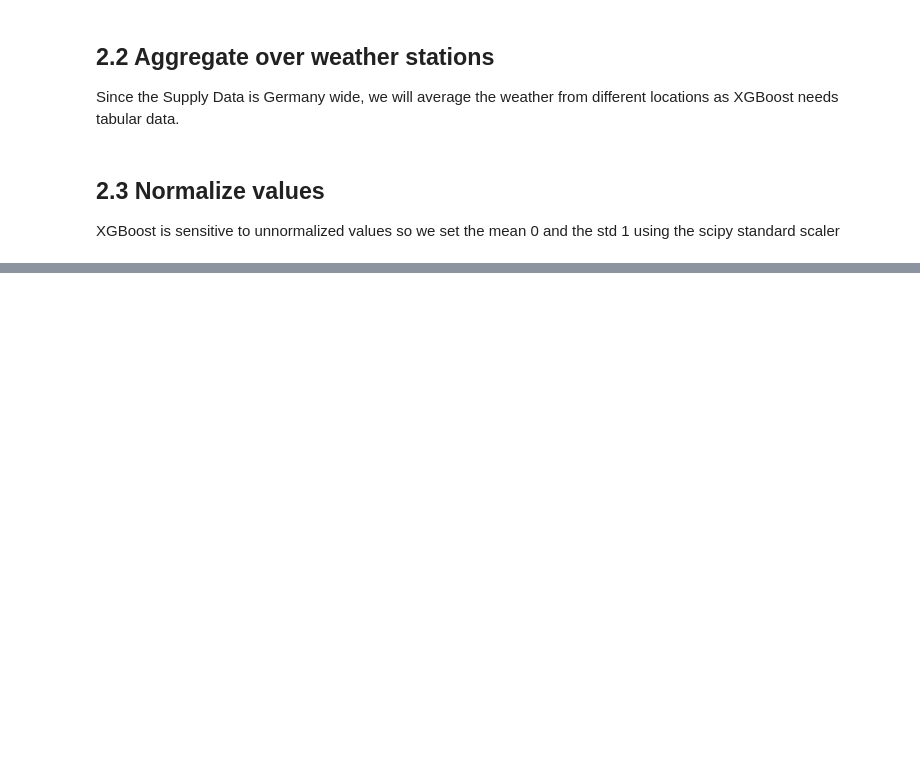
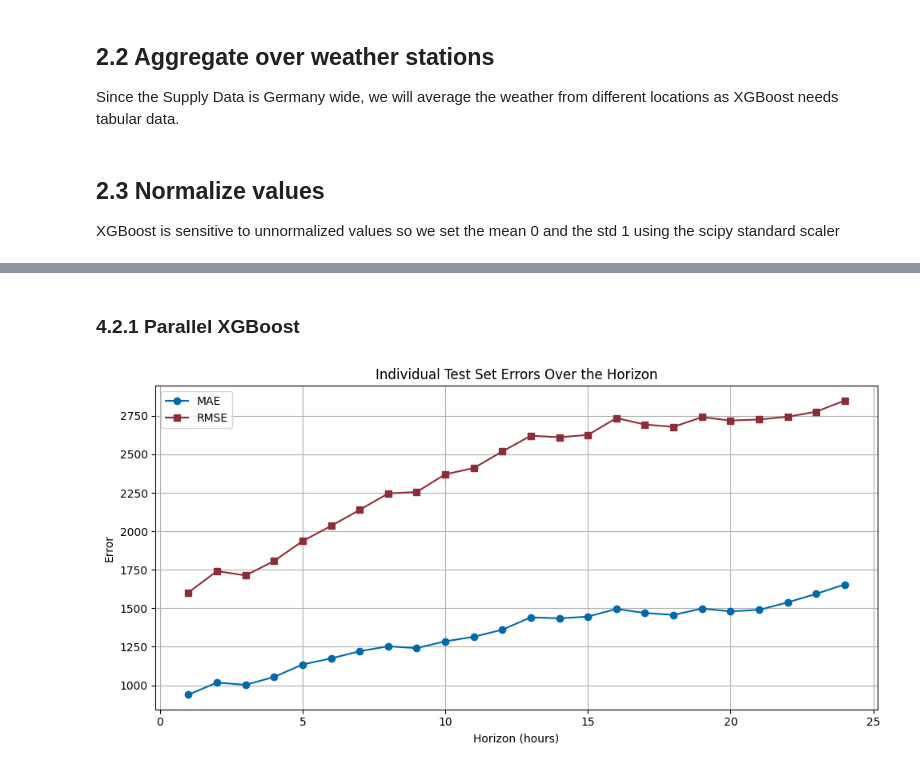
Before and after one commit to Xploeng/Renewable-Energy-Systems, a Jupyter notebook: ForecastingWithXGBoost.ipynb, the cells around one changed output, grey strips where cells are left out. Saved outputs shown, nothing was run; the diff lists cells and outputs as text; code cells hidden in the pictures; blank space fills up the shorter version.

```diff
--- a/ForecastingWithXGBoost.ipynb
+++ b/ForecastingWithXGBoost.ipynb
@@ -108,0 +268,26 @@ X_test_selected.to_csv('tmp/X_test_selected.csv', sep=';', decimal=',')
+# %% [markdown]
+### 4.2.1 Parallel XGBoost
+# %%
+# Transform the target y to include the next h hours
+horizon = 24
+y_train_horizon = y_train.copy()
+y_test_horizon = y_test.copy()
+for i in range(1, horizon):
+    y_train_horizon[f"t+{i}"] = y_train.shift(-i)
+    y_test_horizon[f"t+{i}"] = y_test.shift(-i)
+
+y_train_horizon = y_train_horizon.dropna()
+y_test_horizon = y_test_horizon.dropna()
+X_train_horizon = X_train_selected.loc[y_train_horizon.index]
+X_test_horizon = X_test_selected.loc[y_test_horizon.index]
+# %%
+# Train a MultiOutput Regressor with XGBoost
+xgb_parallel = MultiOutputRegressor(
+    xgb.XGBRegressor(
+        n_estimators=1000,
+        random_state=1312,
+    )
+)
+xgb_parallel.fit(X_train_horizon, y_train_horizon)
+xgb_pred_parallel = xgb_parallel.predict(X_test_horizon)
+r2_score_xgb_parallel = xgb_parallel.score(X_test_horizon, y_test_horizon)
@@ -108,0 +305,5 @@ X_test_selected.to_csv('tmp/X_test_selected.csv', sep=';', decimal=',')
+# %%
+# Plot XGBoost Parallel Prediction
+plot_error_over_horizon(y_test_horizon,xgb_pred_parallel, horizon=horizon)
+# %% [output]
+[figure, added]
```
Also changed, not shown: parts of 52 cells of this notebook, 2 other files.
